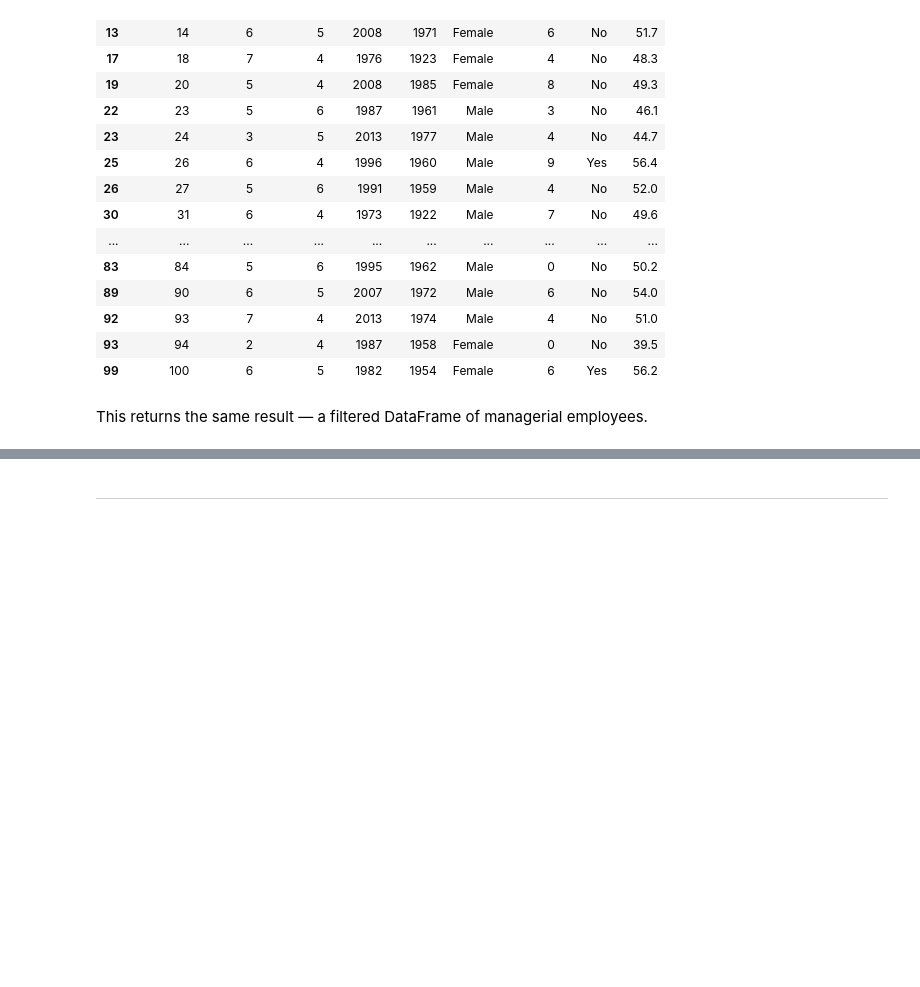
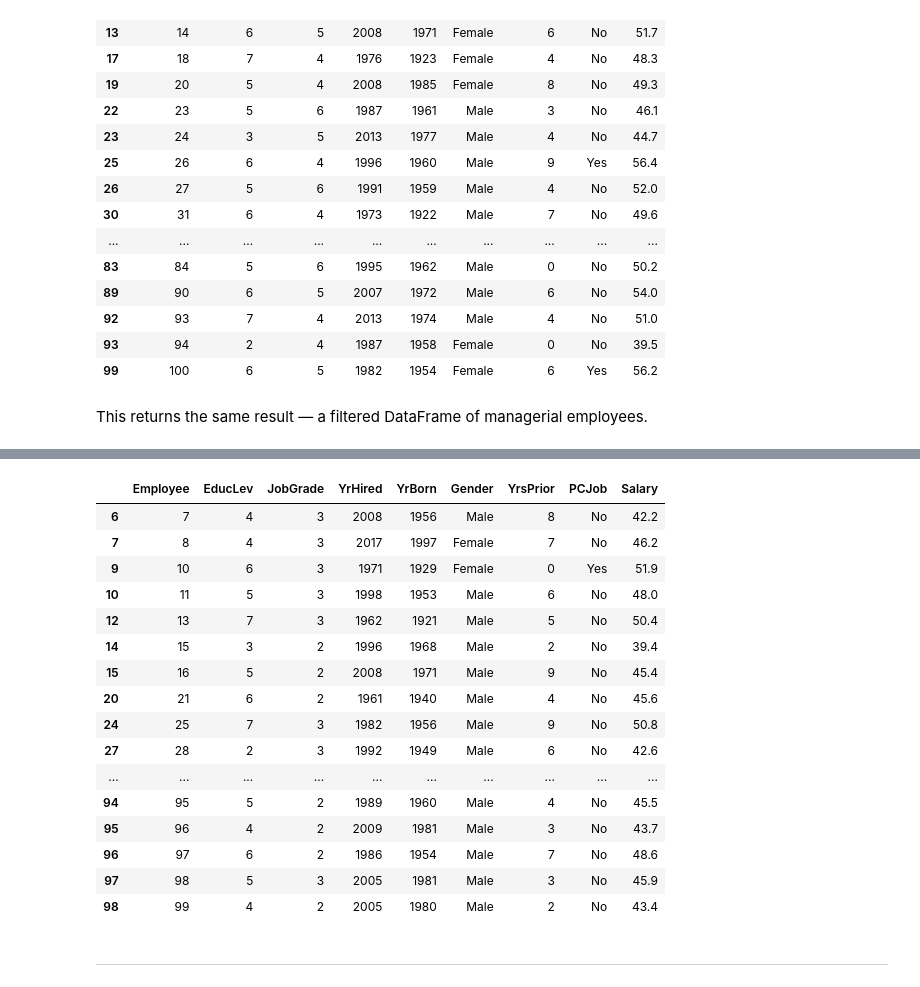
Before and after one commit to Aishaamalik/Data-Analysis-Intern, a Jupyter notebook: week_0.ipynb, the cells around one changed output, grey strips where cells are left out. Saved outputs shown, nothing was run; the diff lists cells and outputs as text; code cells hidden in the pictures; blank space fills up the shorter version.

```diff
--- a/week_0.ipynb
+++ b/week_0.ipynb
@@ -594,3 +611,23 @@ This returns the same result — a filtered DataFrame of managerial employees.
+# %%
+bank[bank['JobGrade'].isin([2, 3])]
+# %% [output]
+|  | Employee | EducLev | JobGrade | YrHired | YrBorn | Gender | YrsPrior | PCJob | Salary |
+| 6 | 7 | 4 | 3 | 2008 | 1956 | Male | 8 | No | 42.2 |
+| 7 | 8 | 4 | 3 | 2017 | 1997 | Female | 7 | No | 46.2 |
+| 9 | 10 | 6 | 3 | 1971 | 1929 | Female | 0 | Yes | 51.9 |
+| 10 | 11 | 5 | 3 | 1998 | 1953 | Male | 6 | No | 48.0 |
+| 12 | 13 | 7 | 3 | 1962 | 1921 | Male | 5 | No | 50.4 |
+| 14 | 15 | 3 | 2 | 1996 | 1968 | Male | 2 | No | 39.4 |
+| 15 | 16 | 5 | 2 | 2008 | 1971 | Male | 9 | No | 45.4 |
+| 20 | 21 | 6 | 2 | 1961 | 1940 | Male | 4 | No | 45.6 |
+| 24 | 25 | 7 | 3 | 1982 | 1956 | Male | 9 | No | 50.8 |
+| 27 | 28 | 2 | 3 | 1992 | 1949 | Male | 6 | No | 42.6 |
+| ... | ... | ... | ... | ... | ... | ... | ... | ... | ... |
+| 94 | 95 | 5 | 2 | 1989 | 1960 | Male | 4 | No | 45.5 |
+| 95 | 96 | 4 | 2 | 2009 | 1981 | Male | 3 | No | 43.7 |
+| 96 | 97 | 6 | 2 | 1986 | 1954 | Male | 7 | No | 48.6 |
+| 97 | 98 | 5 | 3 | 2005 | 1981 | Male | 3 | No | 45.9 |
+| 98 | 99 | 4 | 2 | 2005 | 1980 | Male | 2 | No | 43.4 |
 # %% [markdown]
 -----------------------------------------------------------------------------------------------------------------------------------
 # %% [markdown]
```
Also changed, not shown: parts of 1 cell of this notebook.
